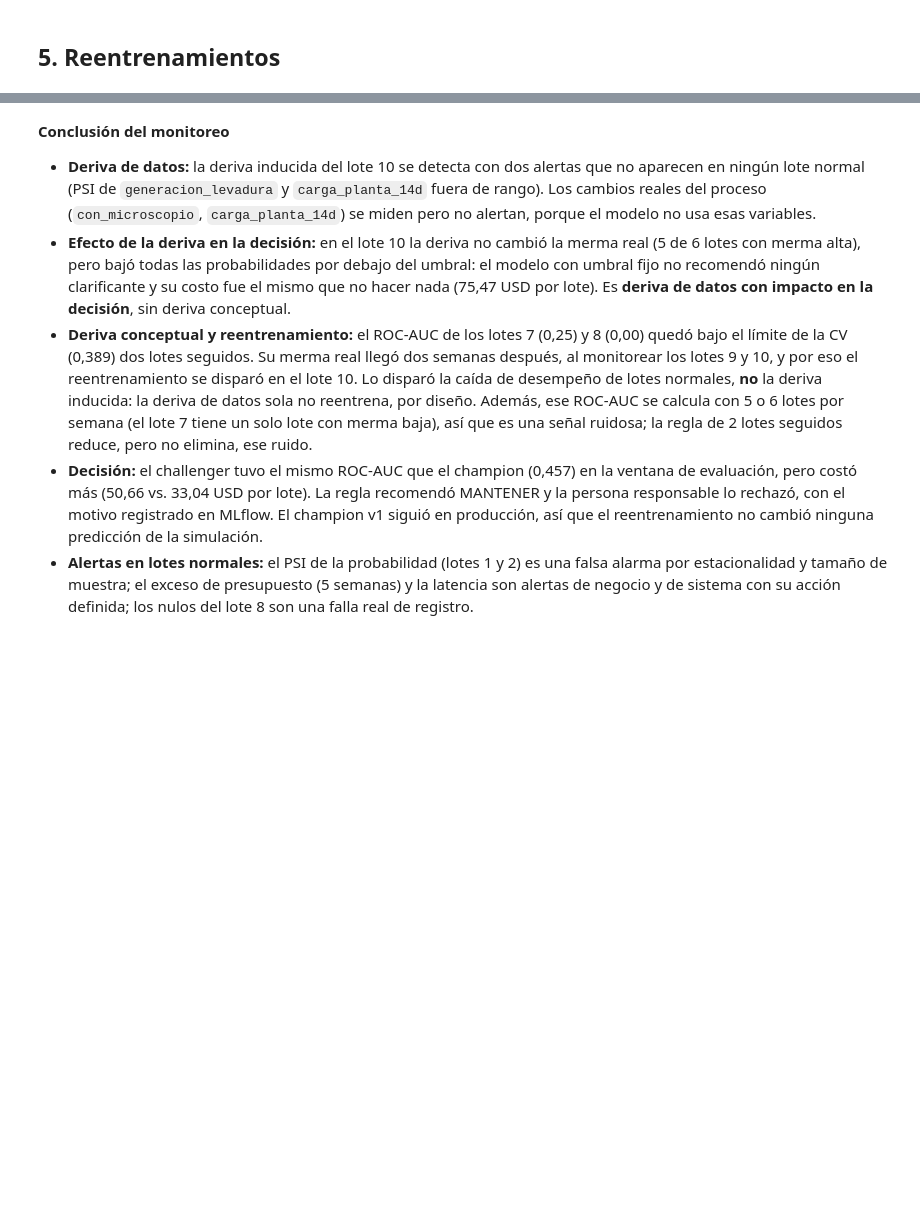
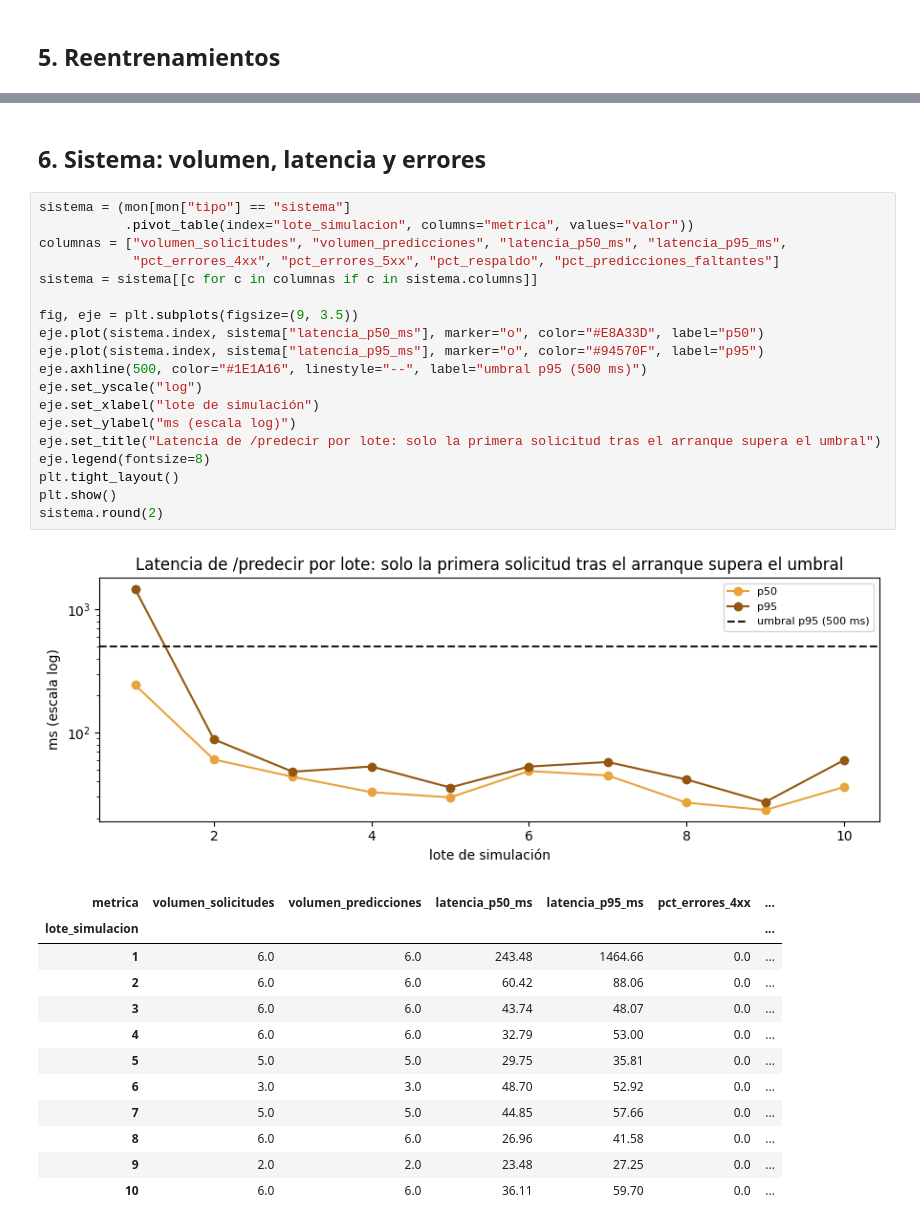
Before and after one commit to 0997801643/PROYECTO-DSC, a Jupyter notebook: proyecto_final/notebooks/07_analisis_monitoreo.ipynb, the cells around one changed output, grey strips where cells are left out. Cells and saved outputs as stored; diff of their text form; blank space fills up the shorter version.

Commit message:
Notebook 07: sección de sistema y textos con la segunda simulación

```diff
--- a/proyecto_final/notebooks/07_analisis_monitoreo.ipynb
+++ b/proyecto_final/notebooks/07_analisis_monitoreo.ipynb
@@ -246,11 +247,38 @@ re[cols].sort_values("start_time")
 | 2 | 2026-11-26 20:55:10.012000+00:00 | reentrenamiento 2026-11-26 20:55 | desempeño: ROC-AUC bajo 0.389 (me... | MANTENER | 33.042265 | ... |
 | 1 | 2026-11-27 18:59:50.313000+00:00 | reentrenamiento 2026-11-27 18:59 | desempeño: ROC-AUC bajo 0.389 (me... | MANTENER | 33.042265 | ... |
 | 0 | 2026-11-27 20:14:55.679000+00:00 | reentrenamiento 2026-11-27 20:14 | desempeño: ROC-AUC bajo 0.389 (me... | MANTENER | 33.042265 | ... |
-# %% [markdown]
-**Conclusión del monitoreo**
-
-- **Deriva de datos:** la deriva inducida del lote 10 se detecta con dos alertas que no aparecen en ningún lote normal (PSI de `generacion_levadura` y `carga_planta_14d` fuera de rango). Los cambios reales del proceso (`con_microscopio`, `carga_planta_14d`) se miden pero no alertan, porque el modelo no usa esas variables.
-- **Efecto de la deriva en la decisión:** en el lote 10 la deriva no cambió la merma real (5 de 6 lotes con merma alta), pero bajó todas las probabilidades por debajo del umbral: el modelo con umbral fijo no recomendó ningún clarificante y su costo fue el mismo que no hacer nada (75,47 USD por lote). Es **deriva de datos con impacto en la decisión**, sin deriva conceptual.
-- **Deriva conceptual y reentrenamiento:** el ROC-AUC de los lotes 7 (0,25) y 8 (0,00) quedó bajo el límite de la CV (0,389) dos lotes seguidos. Su merma real llegó dos semanas después, al monitorear los lotes 9 y 10, y por eso el reentrenamiento se disparó en el lote 10. Lo disparó la caída de desempeño de lotes normales, **no** la deriva inducida: la deriva de datos sola no reentrena, por diseño. Además, ese ROC-AUC se calcula con 5 o 6 lotes por semana (el lote 7 tiene un solo lote con merma baja), así que es una señal ruidosa; la regla de 2 lotes seguidos reduce, pero no elimina, ese ruido.
-- **Decisión:** el challenger tuvo el mismo ROC-AUC que el champion (0,457) en la ventana de evaluación, pero costó más (50,66 vs. 33,04 USD por lote). La regla recomendó MANTENER y la persona responsable lo rechazó, con el motivo registrado en MLflow. El champion v1 siguió en producción, así que el reentrenamiento no cambió ninguna predicción de la simulación.
-- **Alertas en lotes normales:** el PSI de la probabilidad (lotes 1 y 2) es una falsa alarma por estacionalidad y tamaño de muestra; el exceso de presupuesto (5 semanas) y la latencia son alertas de negocio y de sistema con su acción definida; los nulos del lote 8 son una falla real de registro.
+# %% [markdown]
+## 6. Sistema: volumen, latencia y errores
+# %%
+sistema = (mon[mon["tipo"] == "sistema"]
+           .pivot_table(index="lote_simulacion", columns="metrica", values="valor"))
+columnas = ["volumen_solicitudes", "volumen_predicciones", "latencia_p50_ms", "latencia_p95_ms",
+            "pct_errores_4xx", "pct_errores_5xx", "pct_respaldo", "pct_predicciones_faltantes"]
+sistema = sistema[[c for c in columnas if c in sistema.columns]]
+
+fig, eje = plt.subplots(figsize=(9, 3.5))
+eje.plot(sistema.index, sistema["latencia_p50_ms"], marker="o", color="#E8A33D", label="p50")
+eje.plot(sistema.index, sistema["latencia_p95_ms"], marker="o", color="#94570F", label="p95")
+eje.axhline(500, color="#1E1A16", linestyle="--", label="umbral p95 (500 ms)")
+eje.set_yscale("log")
+eje.set_xlabel("lote de simulación")
+eje.set_ylabel("ms (escala log)")
+eje.set_title("Latencia de /predecir por lote: solo la primera solicitud tras el arranque supera el umbral")
+eje.legend(fontsize=8)
+plt.tight_layout()
+plt.show()
+sistema.round(2)
+# %% [output]
+[figure, added]
+| metrica | volumen_solicitudes | volumen_predicciones | latencia_p50_ms | latencia_p95_ms | pct_errores_4xx | ... |
+| lote_simulacion |  |  |  |  |  | ... |
+| 1 | 6.0 | 6.0 | 243.48 | 1464.66 | 0.0 | ... |
+| 2 | 6.0 | 6.0 | 60.42 | 88.06 | 0.0 | ... |
+| 3 | 6.0 | 6.0 | 43.74 | 48.07 | 0.0 | ... |
+| 4 | 6.0 | 6.0 | 32.79 | 53.00 | 0.0 | ... |
+| 5 | 5.0 | 5.0 | 29.75 | 35.81 | 0.0 | ... |
+| 6 | 3.0 | 3.0 | 48.70 | 52.92 | 0.0 | ... |
+| 7 | 5.0 | 5.0 | 44.85 | 57.66 | 0.0 | ... |
+| 8 | 6.0 | 6.0 | 26.96 | 41.58 | 0.0 | ... |
+| 9 | 2.0 | 2.0 | 23.48 | 27.25 | 0.0 | ... |
+| 10 | 6.0 | 6.0 | 36.11 | 59.70 | 0.0 | ... |
```
Also changed, not shown: parts of 4 cells of this notebook.
